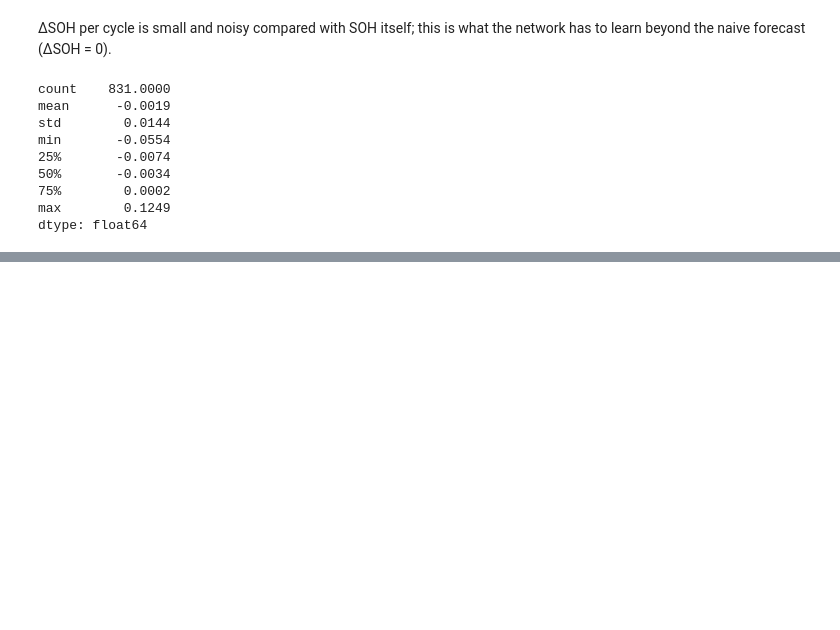
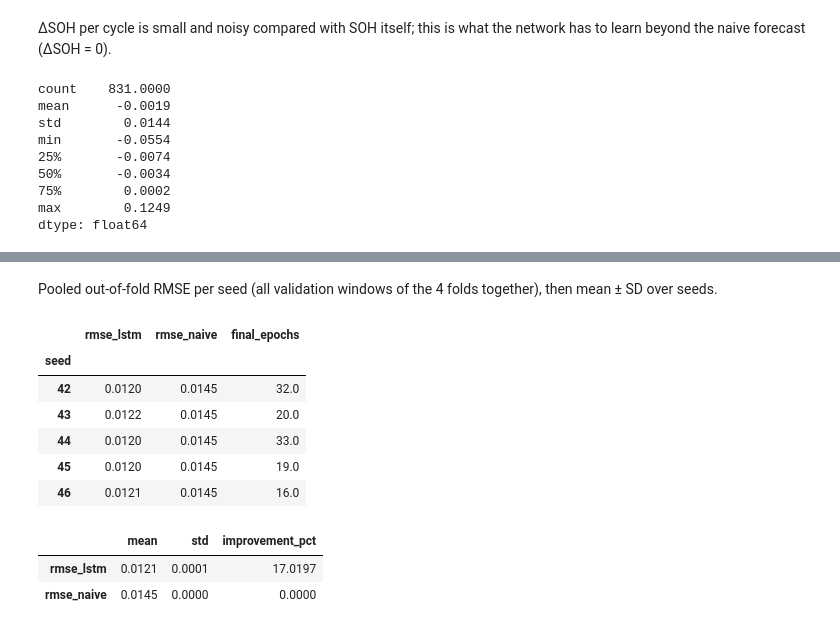
Before and after one commit to Ac-2836/STAT3013.R11.CTTT_Group08, a Jupyter notebook: notebooks/40_dl.ipynb, the cells around one changed output, grey strips where cells are left out. Cells and saved outputs as stored; diff of their text form; code cells hidden in the pictures; blank space fills up the shorter version.

```diff
--- a/notebooks/40_dl.ipynb
+++ b/notebooks/40_dl.ipynb
@@ -104,0 +141,24 @@ dtype: float64
+# %% [markdown]
+Pooled out-of-fold RMSE per seed (all validation windows of the 4 folds together), then mean ± SD over seeds.
+# %%
+def pooled(g, col):
+    return np.sqrt((g.n_val * g[col] ** 2).sum() / g.n_val.sum())
+
+per_seed = folds.groupby("seed").apply(lambda g: pd.Series({
+    "rmse_lstm": pooled(g, "rmse_lstm"), "rmse_naive": pooled(g, "rmse_naive"),
+    "final_epochs": int(g.best_epoch.median())}), include_groups=False)
+summary = per_seed[["rmse_lstm", "rmse_naive"]].agg(["mean", "std"]).T
+summary["improvement_pct"] = (1 - summary["mean"] / summary.loc["rmse_naive", "mean"]) * 100
+display(per_seed.round(4))
+summary.round(4)
+# %% [output]
+|  | rmse_lstm | rmse_naive | final_epochs |
+| seed |  |  |  |
+| 42 | 0.0120 | 0.0145 | 32.0 |
+| 43 | 0.0122 | 0.0145 | 20.0 |
+| 44 | 0.0120 | 0.0145 | 33.0 |
+| 45 | 0.0120 | 0.0145 | 19.0 |
+| 46 | 0.0121 | 0.0145 | 16.0 |
+|  | mean | std | improvement_pct |
+| rmse_lstm | 0.0121 | 0.0001 | 17.0197 |
+| rmse_naive | 0.0145 | 0.0000 | 0.0000 |
```
Also changed, not shown: parts of 5 cells of this notebook, 2 other files.
